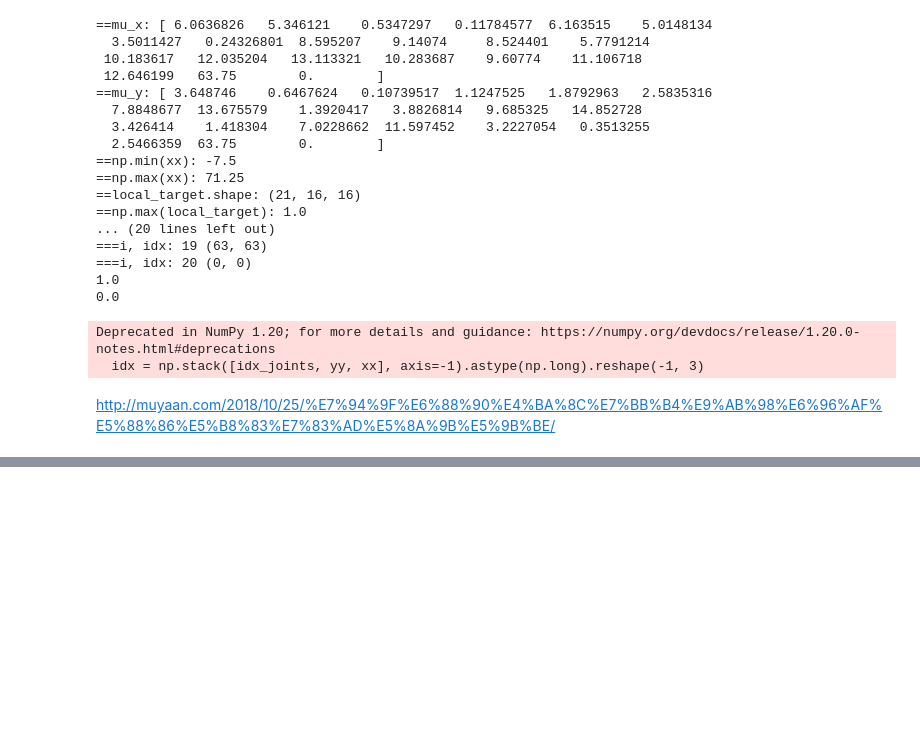
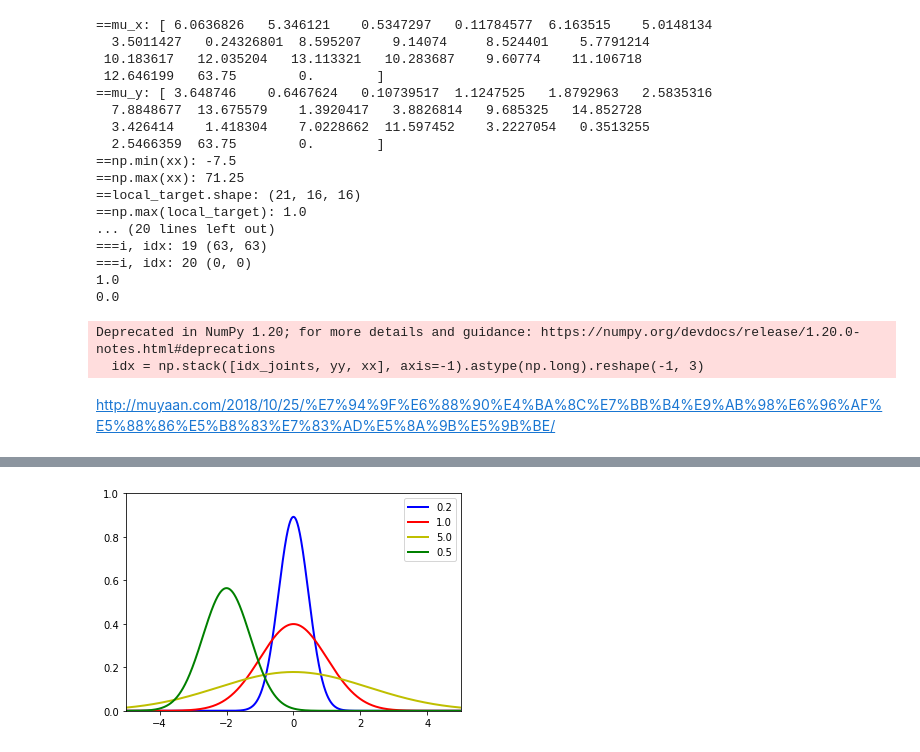
Before and after one commit to bxdai/my-python, a Jupyter notebook: test-heatmap.ipynb, the cells around one changed output, grey strips where cells are left out. Cells and saved outputs as stored; diff of their text form; code cells hidden in the pictures; blank space fills up the shorter version.

```diff
--- a/test-heatmap.ipynb
+++ b/test-heatmap.ipynb
@@ -176,0 +177,28 @@ plt.show()
+# %%
+#                    Normal Distribution
+import numpy as np
+import matplotlib.pyplot as plt
+
+def make_gauss(N, sig, mu):
+    return lambda x: N/(sig * (2*np.pi)**.5) * np.e ** (-(x-mu)**2/(2 * sig**2))
+
+def main():
+    ax = plt.figure().add_subplot(1,1,1)
+    x = np.arange(-5, 5, 0.01)
+    s = np.sqrt([0.2, 1, 5, 0.5])
+    m = [0, 0, 0, -2]
+    c = ['b','r','y','g']
+
+    for sig, mu, color in zip(s, m, c):
+        gauss = make_gauss(1, sig, mu)(x)
+        ax.plot(x, gauss, color, linewidth=2)
+
+    plt.xlim(-5, 5)
+    plt.ylim(0, 1)
+    plt.legend(['0.2', '1.0', '5.0', '0.5'], loc='best')
+    plt.show()
+
+if __name__ == '__main__':
+   main()
+# %% [output]
+[figure, added]
```
Also changed, not shown: parts of 5 cells of this notebook.
